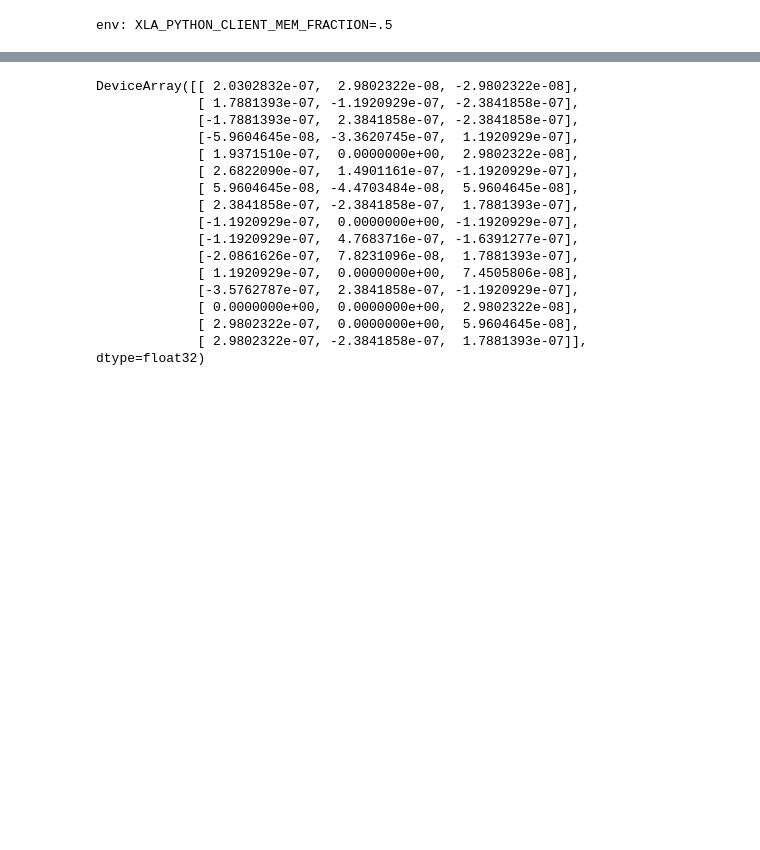
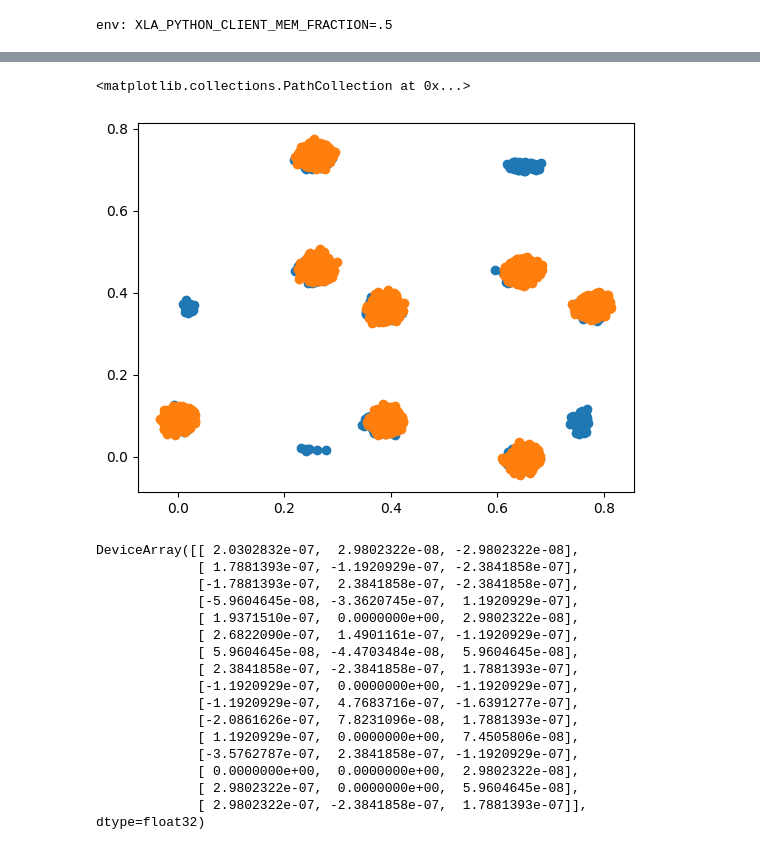
Before and after one commit to noegroup/rigid-flows, a Jupyter notebook: model_working.ipynb, the cells around one changed output, grey strips where cells are left out. Saved outputs shown, nothing was run; the diff lists cells and outputs as text; code cells hidden in the pictures; blank space fills up the shorter version.

Commit message:
fixed prior

```diff
--- a/model_working.ipynb
+++ b/model_working.ipynb
@@ -14,6 +31,7 @@ from flox.util import key_chain
 
 from rigid_flows.flow import build_flow
 from rigid_flows.specs import FlowSpecification, PreprocessingSpecification, CouplingSpecification, TransformerStackSpecification, ExperimentSpecification
+from rigid_flows.density import PositionPrior
 
 chain = key_chain(42)
 
@@ -40,11 +58,5 @@ density = TargetDensity(
     model,
     data
 )
-
-base = BaseDensity.from_specs(
-    specs.system,
-    specs.model.base,
-    density.box,
-    specs.model.auxiliary_shape
-)
+prior = PositionPrior(data)
 # %% [output]
@@ -53,3 +79,19 @@ The autoreload extension is already loaded. To reload it, use:
+# %%
+import jax
+from matplotlib import pyplot as plt
+import numpy as np
+
+
+oxy = data.pos.reshape(-1, 16, 4, 3)[:, :, 0, :]
+
+foo = jax.vmap(prior.sample)(
+    seed=jax.random.split(next(chain), 1000)
+).reshape(-1, 3)
+plt.scatter(*np.array(oxy[:500, :, (1, 2)]).T)
+plt.scatter(*np.array(foo[:, (1, 2)]).T)
+# %% [output]
+<matplotlib.collections.PathCollection at 0x...>
+[figure, added]
 # %%
 # flow
 # %%
```
Also changed, not shown: parts of 4 cells of this notebook, 2 other files.
